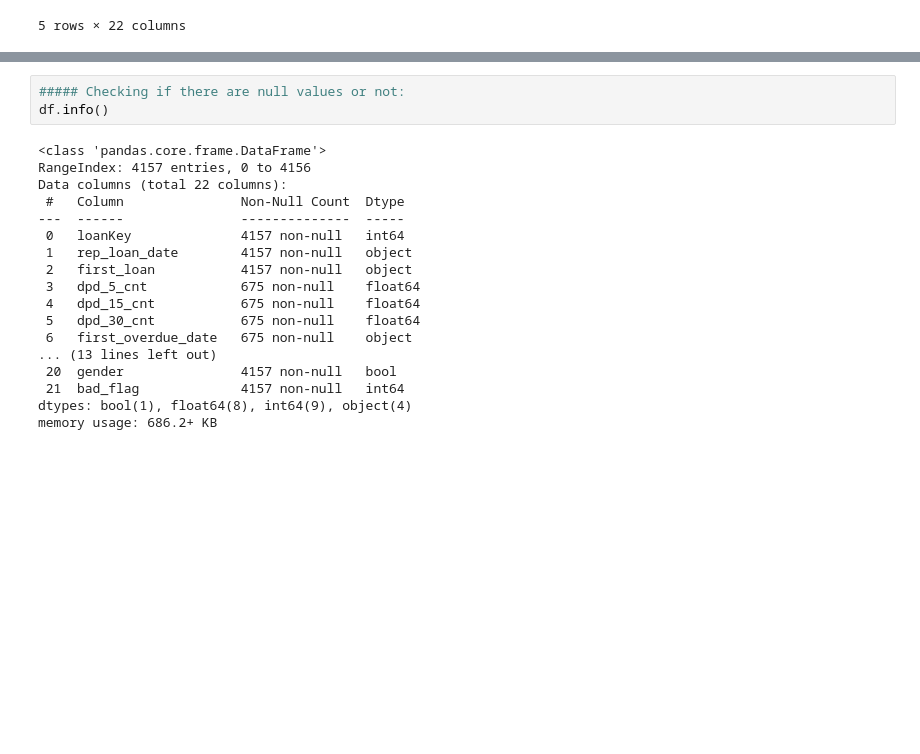
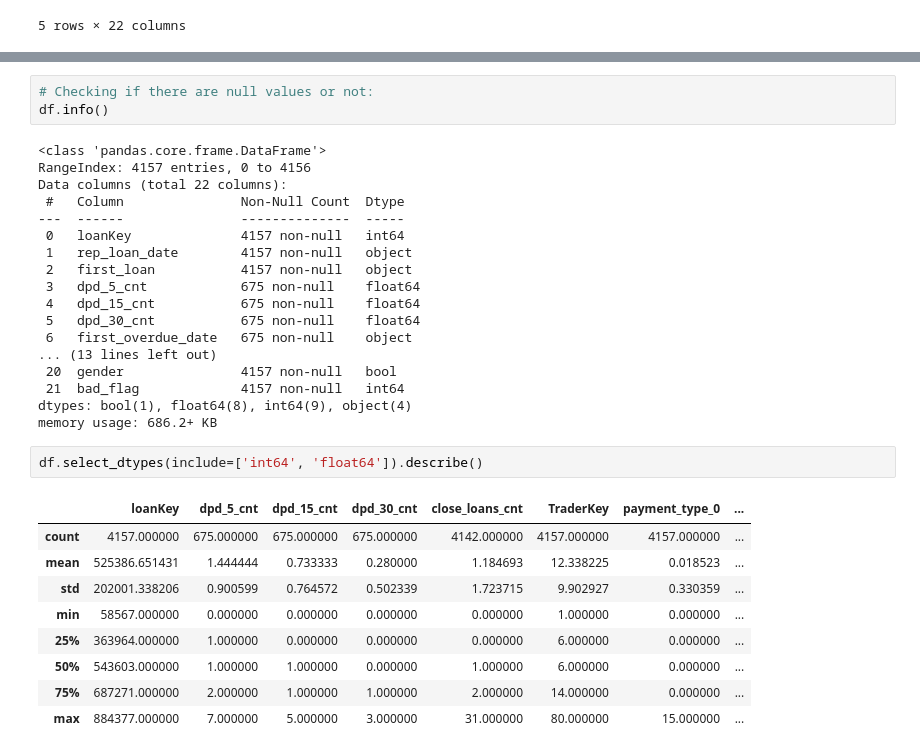
Before and after one commit to alyab16/Flagging-Loans, a Jupyter notebook: Flagging Loans.ipynb, the cells around one changed output, grey strips where cells are left out. Cells and saved outputs as stored; diff of their text form; blank space fills up the shorter version.

```diff
--- a/Flagging Loans.ipynb
+++ b/Flagging Loans.ipynb
@@ -31,5 +41,5 @@ df.head()
 # %%
-##### Checking if there are null values or not:
+# Checking if there are null values or not:
 df.info()
 # %% [output]
 <class 'pandas.core.frame.DataFrame'>
@@ -49,3 +59,15 @@ Data columns (total 22 columns):
  21  bad_flag             4157 non-null   int64
 dtypes: bool(1), float64(8), int64(9), object(4)
 memory usage: 686.2+ KB
+# %%
+df.select_dtypes(include=['int64', 'float64']).describe()
+# %% [output]
+|  | loanKey | dpd_5_cnt | dpd_15_cnt | dpd_30_cnt | close_loans_cnt | TraderKey | payment_type_0 | ... |
+| count | 4157.000000 | 675.000000 | 675.000000 | 675.000000 | 4142.000000 | 4157.000000 | 4157.000000 | ... |
+| mean | 525386.651431 | 1.444444 | 0.733333 | 0.280000 | 1.184693 | 12.338225 | 0.018523 | ... |
+| std | 202001.338206 | 0.900599 | 0.764572 | 0.502339 | 1.723715 | 9.902927 | 0.330359 | ... |
+| min | 58567.000000 | 0.000000 | 0.000000 | 0.000000 | 0.000000 | 1.000000 | 0.000000 | ... |
+| 25% | 363964.000000 | 1.000000 | 0.000000 | 0.000000 | 0.000000 | 6.000000 | 0.000000 | ... |
+| 50% | 543603.000000 | 1.000000 | 1.000000 | 0.000000 | 1.000000 | 6.000000 | 0.000000 | ... |
+| 75% | 687271.000000 | 2.000000 | 1.000000 | 1.000000 | 2.000000 | 14.000000 | 0.000000 | ... |
+| max | 884377.000000 | 7.000000 | 5.000000 | 3.000000 | 31.000000 | 80.000000 | 15.000000 | ... |
```
Also changed, not shown: parts of 13 cells of this notebook, 1 other file.
